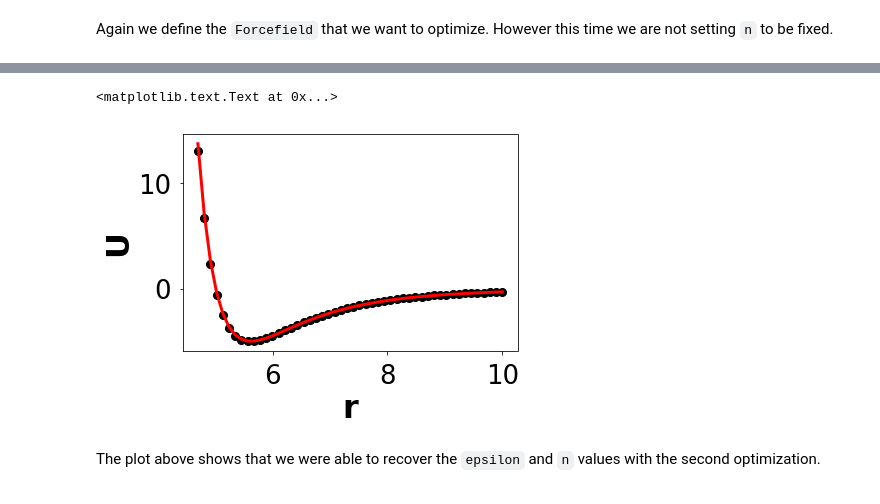
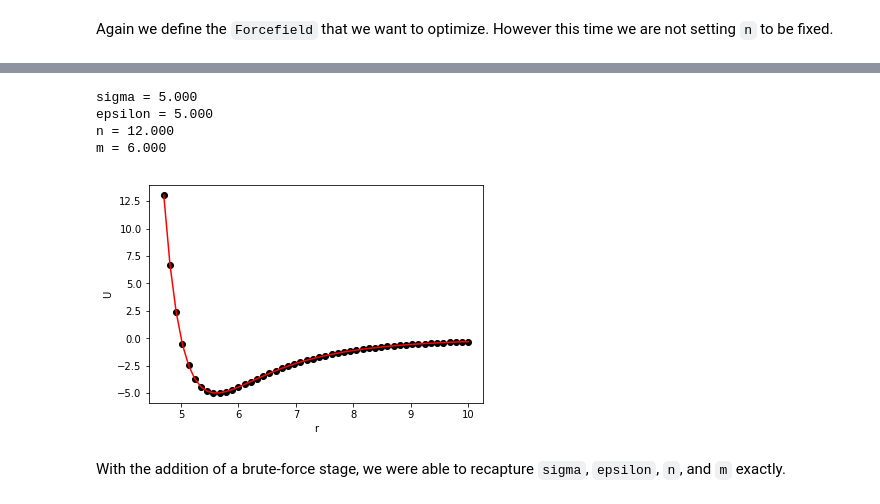
Before and after one commit to mosdef-hub/nanoparticle_optimization, a Jupyter notebook: tutorials/LJ-advanced.ipynb, the cells around one changed output, grey strips where cells are left out. Cells and saved outputs as stored; diff of their text form; code cells hidden in the pictures.

Commit message:
Updated tutorials - text still needed

```diff
--- a/tutorials/LJ-advanced.ipynb
+++ b/tutorials/LJ-advanced.ipynb
@@ -111,0 +111,12 @@ Optimization Complete
+# %%
+point_particle = mb.Compound(pos=np.zeros(3))
+system = System(point_particle)
+
+sigma = Parameter(value=2.5, upper=10.0, lower=2.0)
+epsilon = Parameter(value=2.0, upper=10.0, lower=2.0)
+n = Parameter(value=15.0, upper=25.0, lower=10.0)
+m = Parameter(value=3.0, upper=8.0, lower=2.0)
+ff = Mie(sigma=sigma, epsilon=epsilon, n=n, m=m)
+
+optimization = Optimization(ff, system, target, configurations=1)
+optimization.optimize(brute_force=True, verbose=False)
@@ -112,12 +141,20 @@ Optimization Complete
 # %%
-matched_potential = np.array([second_optimization.forcefield.calc_potential(r) for r in separations])
+matched_potential = np.array([optimization.forcefield.calc_potential(r) for r in separations])
 
 plt.plot(separations, potential, linestyle='None', marker='o', color='black')
 plt.plot(separations, matched_potential, marker='None', color='red')
 plt.xlabel('r')
 plt.ylabel('U')
+
+print('sigma = {:.3f}'.format(optimization.forcefield['sigma']))
+print('epsilon = {:.3f}'.format(optimization.forcefield['epsilon']))
+print('n = {:.3f}'.format(optimization.forcefield['n']))
+print('m = {:.3f}'.format(optimization.forcefield['m']))
 # %% [output]
-<matplotlib.text.Text at 0x...>
+sigma = 5.000
+epsilon = 5.000
+n = 12.000
+m = 6.000
-[figure, old version]
+[figure, new version]
-# %% [markdown]
-The plot above shows that we were able to recover the `epsilon` and `n` values with the second optimization.
+# %% [markdown]
+With the addition of a brute-force stage, we were able to recapture `sigma`, `epsilon`, `n`, and `m` exactly.
```
Also changed, not shown: parts of 11 cells of this notebook, 4 other files.
